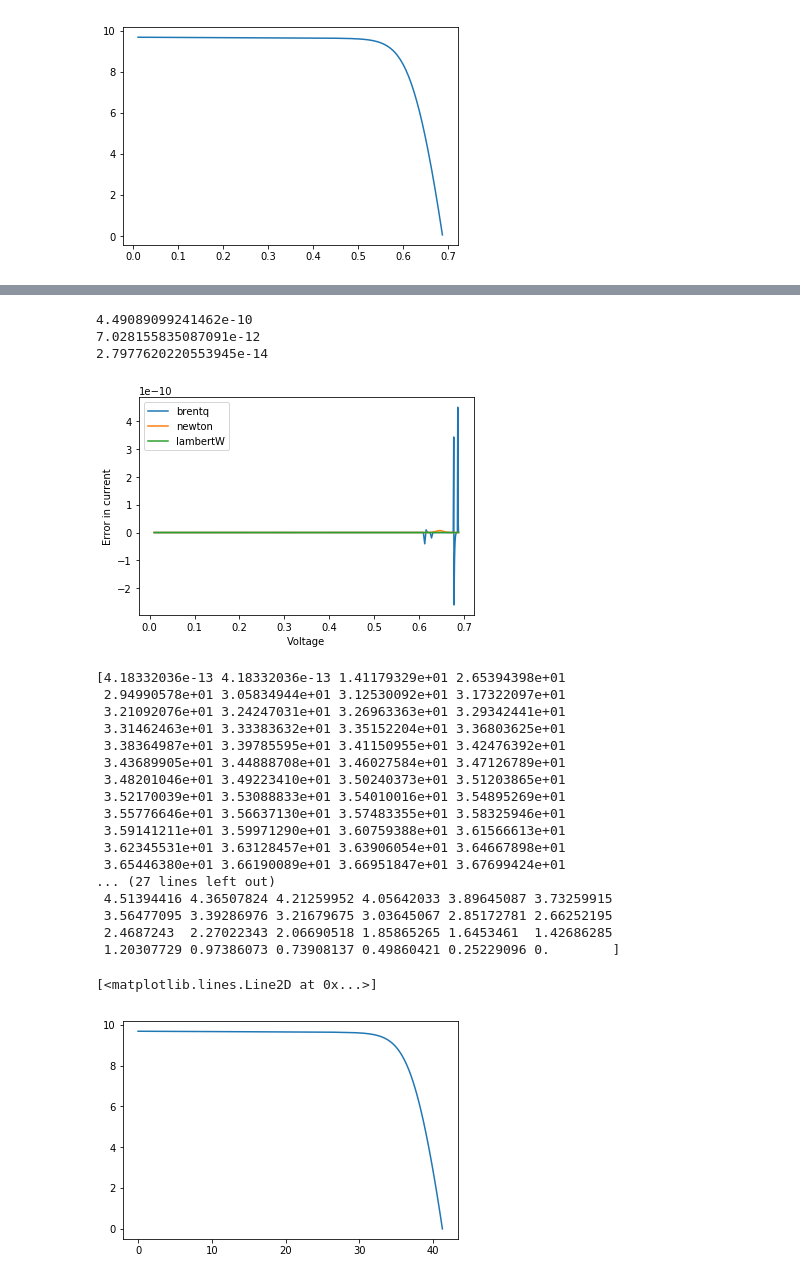
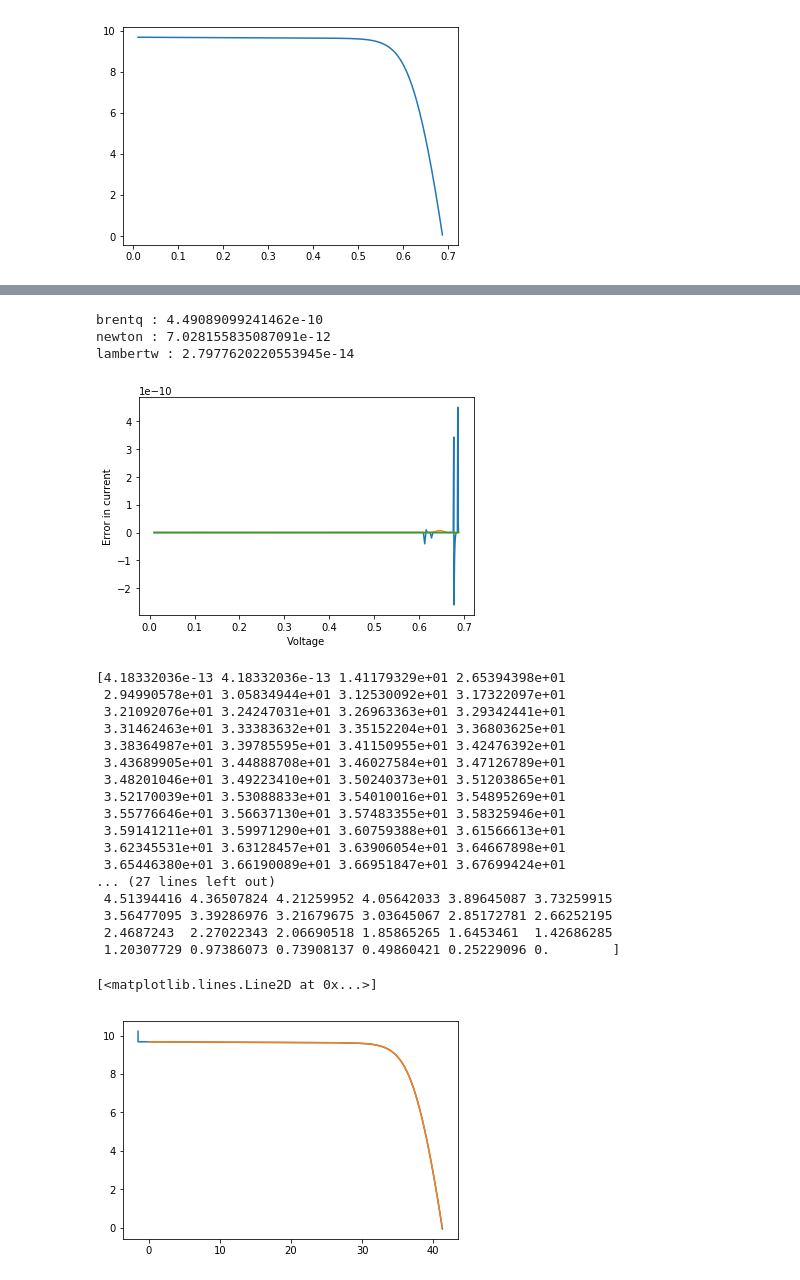
Before and after one commit to SunPower/PVMismatch, a Jupyter notebook: notebooks/basic_iv_curves.ipynb, the cells around one changed output, grey strips where cells are left out. Drawn from its saved outputs; the diff is of its cells as text; code cells hidden in the pictures.

```diff
--- a/notebooks/basic_iv_curves.ipynb
+++ b/notebooks/basic_iv_curves.ipynb
@@ -118,55 +103,61 @@ def sde_resid(v, i, iph, io, rs, rsh, nNsVth):
     """
     return iph - io * np.expm1((v + i * rs) / nNsVth) - (v + i * rs) / rsh - i
 
-i_resid_lambertw = sde_resid(v_pvl, i_pvl_lambertw, iph=photocurrent, io=saturation_current,
-                             rs=resistance_series, rsh=resistance_shunt, nNsVth=nVth)
-i_resid_brentq = sde_resid(v_pvl, i_pvl_brentq, iph=photocurrent, io=saturation_current,
-                           rs=resistance_series, rsh=resistance_shunt, nNsVth=nVth)
-i_resid_newton = sde_resid(v_pvl, i_pvl_newton, iph=photocurrent, io=saturation_current,
-                           rs=resistance_series, rsh=resistance_shunt, nNsVth=nVth)
+i_resid = pd.DataFrame(index=methods, columns=['current'])
+for method in methods:
+    i_resid['current'][method] = sde_resid(v_pvl, i_pvl['current'][method], iph=photocurrent,
+                                           io=saturation_current, rs=resistance_series,
+                                           rsh=resistance_shunt, nNsVth=nVth)
 
-plt.plot(v_pvl, i_resid_brentq)
-plt.plot(v_pvl, i_resid_newton)
-plt.plot(v_pvl, i_resid_lambertw)
-plt.legend(['brentq', 'newton', 'lambertW'])
+plt.figure()
+for method in methods:
+    plt.plot(v_pvl, i_resid['current'][method])
 plt.ylabel('Error in current')
 plt.xlabel('Voltage')
-print(np.max(np.abs(i_resid_brentq)))
-print(np.max(np.abs(i_resid_newton)))
-print(np.max(np.abs(i_resid_lambertw)))
+
+for method in methods:
+    print(method, ':', np.max(np.abs(i_resid['current'][method])))
 # %% [output]
-4.49089099241462e-10
-7.028155835087091e-12
-2.7977620220553945e-14
+brentq : 4.49089099241462e-10
+newton : 7.028155835087091e-12
+lambertw : 2.7977620220553945e-14
-[figure, old version]
+[figure, new version]
 # %%
+# Analysis with module-level IV curves
+
 Vmod = pv_mod.Vmod
 Imod = pv_mod.Imod
-# Voc = pv_mod.Voc.sum()  # only an estimate of Voc, not precise
+
+plt.figure()
+plt.plot(Vmod, Imod)
+
+# remove negative voltage and current
+
 u = (Vmod>=0.) & (Imod>=0.)
 Imod = Imod[u]
 Vmod = Vmod[u]
 
 print(Vmod)
 print(Imod)
+
 plt.plot(Vmod, Imod)
 # %% [output]
 [4.18332036e-13 4.18332036e-13 1.41179329e+01 2.65394398e+01
  2.94990578e+01 3.05834944e+01 3.12530092e+01 3.17322097e+01
  3.21092076e+01 3.24247031e+01 3.26963363e+01 3.29342441e+01
  3.31462463e+01 3.33383632e+01 3.35152204e+01 3.36803625e+01
  3.38364987e+01 3.39785595e+01 3.41150955e+01 3.42476392e+01
  3.43689905e+01 3.44888708e+01 3.46027584e+01 3.47126789e+01
  3.48201046e+01 3.49223410e+01 3.50240373e+01 3.51203865e+01
  3.52170039e+01 3.53088833e+01 3.54010016e+01 3.54895269e+01
  3.55776646e+01 3.56637130e+01 3.57483355e+01 3.58325946e+01
  3.59141211e+01 3.59971290e+01 3.60759388e+01 3.61566613e+01
  3.62345531e+01 3.63128457e+01 3.63906054e+01 3.64667898e+01
  3.65446380e+01 3.66190089e+01 3.66951847e+01 3.67699424e+01
 ... (27 lines left out)
  4.51394416 4.36507824 4.21259952 4.05642033 3.89645087 3.73259915
  3.56477095 3.39286976 3.21679675 3.03645067 2.85172781 2.66252195
  2.4687243  2.27022343 2.06690518 1.85865265 1.6453461  1.42686285
  1.20307729 0.97386073 0.73908137 0.49860421 0.25229096 0.        ]
 [<matplotlib.lines.Line2D at 0x...>]
-[figure, old version]
+[figure, new version]
```
Also changed, not shown: parts of 15 cells of this notebook.
